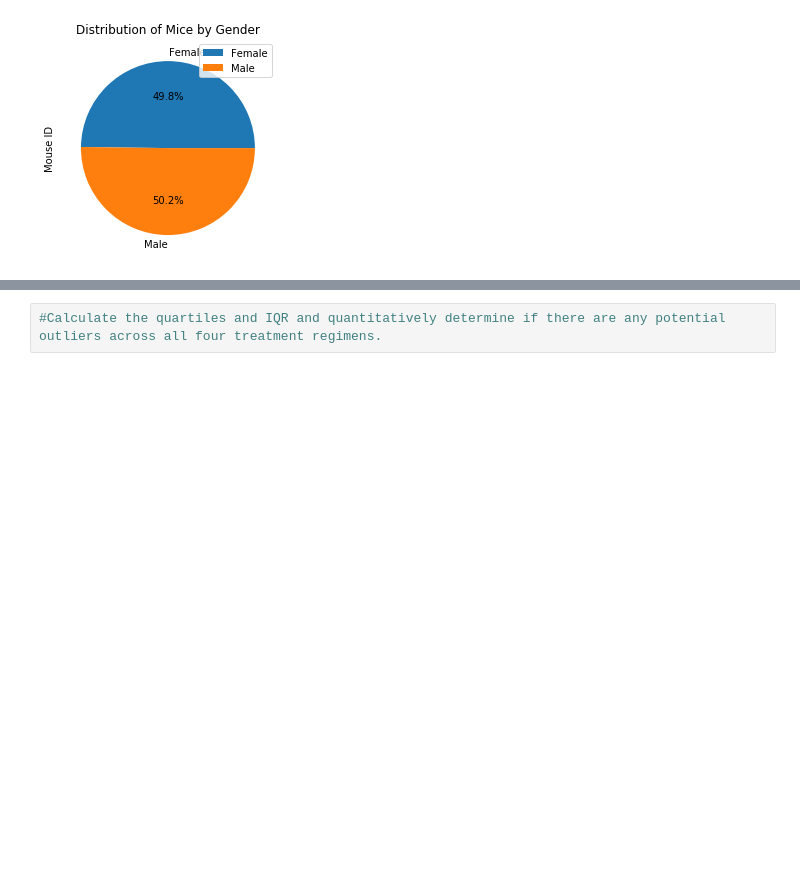
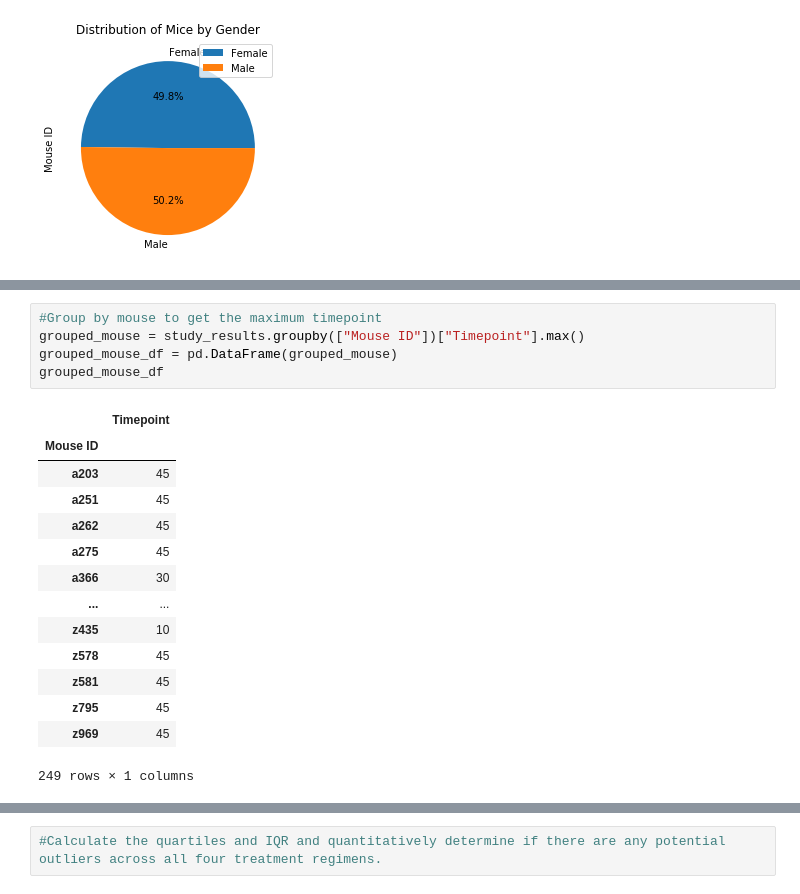
Before and after one commit to aaranzazuu/Pymaceuticals, a Jupyter notebook: Pymaceuticals.ipynb, the cells around one changed output, grey strips where cells are left out. Cells and saved outputs as stored; diff of their text form; blank space fills up the shorter version.

```diff
--- a/Pymaceuticals.ipynb
+++ b/Pymaceuticals.ipynb
@@ -137,0 +152,20 @@ plt.legend(loc="best")
+# %%
+#Group by mouse to get the maximum timepoint
+grouped_mouse = study_results.groupby(["Mouse ID"])["Timepoint"].max()
+grouped_mouse_df = pd.DataFrame(grouped_mouse)
+grouped_mouse_df
+# %% [output]
+|  | Timepoint |
+| Mouse ID |  |
+| a203 | 45 |
+| a251 | 45 |
+| a262 | 45 |
+| a275 | 45 |
+| a366 | 30 |
+| ... | ... |
+| z435 | 10 |
+| z578 | 45 |
+| z581 | 45 |
+| z795 | 45 |
+| z969 | 45 |
+249 rows × 1 columns
```
Also changed, not shown: parts of 3 cells of this notebook.
